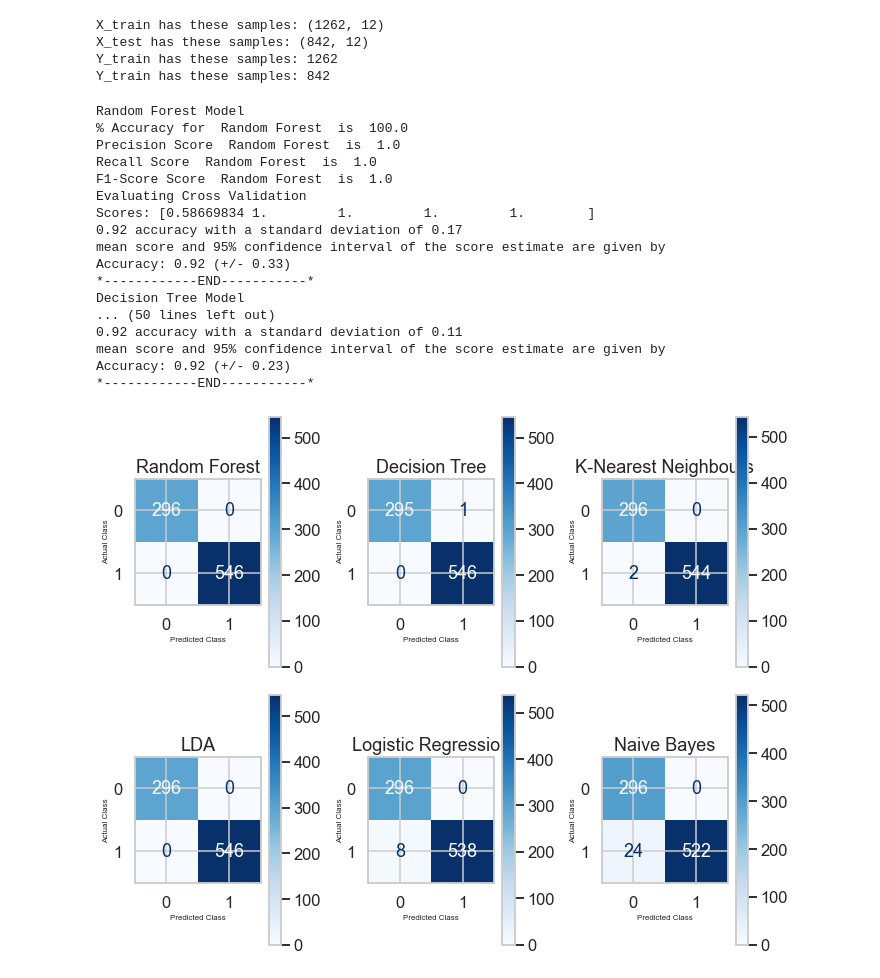
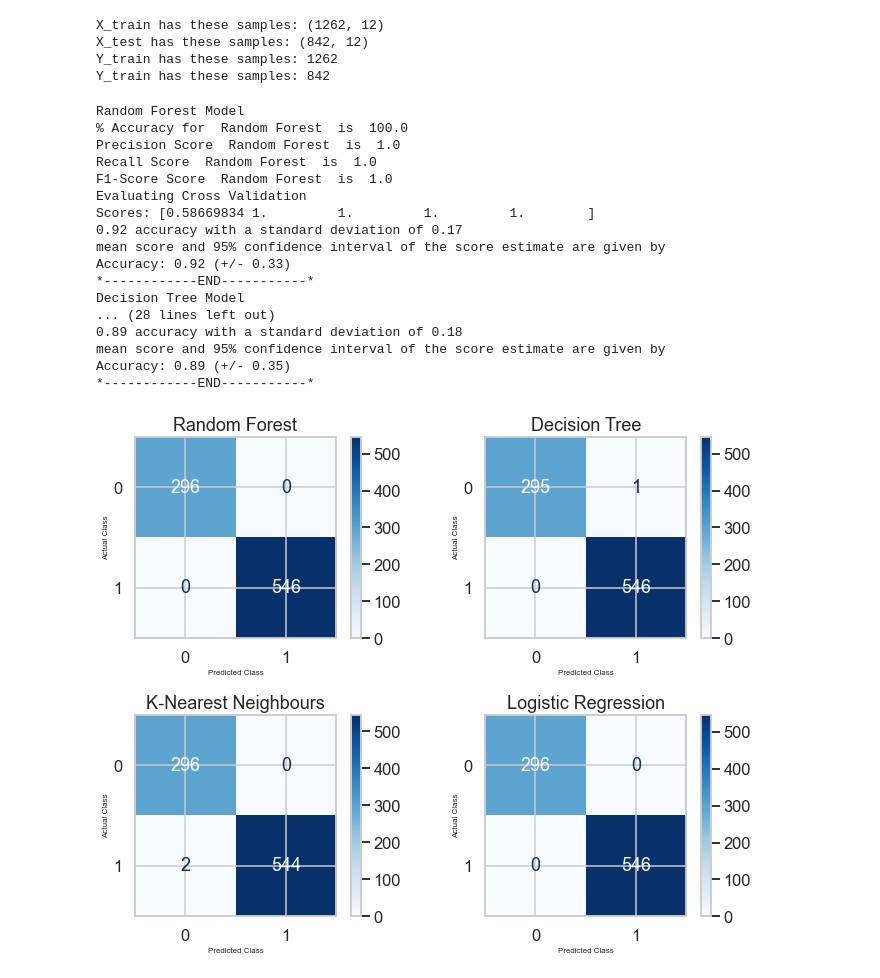
Before and after one commit to sreevathsadb/TEL-Exercise, a Jupyter notebook: EDA.ipynb, the cells around one changed output. Drawn from its saved outputs; the diff is of its cells as text; code cells hidden in the pictures.

```diff
--- a/EDA.ipynb
+++ b/EDA.ipynb
@@ -276,7 +316,7 @@ X_class = np.array(df[['ProductTemp','Pressure','TempChannel1','Field','Top', 'M
 Y_class = np.array(df[['Element']])
 
 # Transformed dataset is randomly split into 70:30 to accommodate the training and testing phases
-x_train_class, x_test_class, y_train_class, y_test_class = train_test_split(X_class,Y_class, test_size = 0.4,random_state=0)
+x_train_class, x_test_class, y_train_class, y_test_class = train_test_split(X_class,Y_class, test_size = 0.3,random_state=0)
 print("X_train has these samples:", x_train_class.shape)
 print("X_test has these samples:", x_test_class.shape)
 print("Y_train has these samples:", len(y_train_class))
@@ -287,15 +327,13 @@ X_test has these samples: (842, 12)
 Y_train has these samples: 1262
 Y_train has these samples: 842
 # %%
-classification_models = ["Random Forest","Decision Tree","K-Nearest Neighbours","LDA","Logistic Regression","Naive Bayes"]
+classification_models = ["Random Forest","Decision Tree","K-Nearest Neighbours","Logistic Regression"]
 
 classifiers = [
     RandomForestClassifier(n_estimators=200, criterion='gini', min_samples_split=5, min_samples_leaf=2, max_features='auto', bootstrap=True, n_jobs=-1, random_state=42),
     DecisionTreeClassifier(random_state=42),
     KNeighborsClassifier(weights='distance'),
-    LogisticRegression(),
-    LinearDiscriminantAnalysis(n_components=1),
-    GaussianNB()
+    LogisticRegression()
     ]
 
 
@@ -327,21 +365,21 @@ mean score and 95% confidence interval of the score estimate are given by
 Accuracy: 0.92 (+/- 0.33)
 *------------END-----------*
 Decision Tree Model
-... (50 lines left out)
-0.92 accuracy with a standard deviation of 0.11
+... (28 lines left out)
+0.89 accuracy with a standard deviation of 0.18
 mean score and 95% confidence interval of the score estimate are given by
-Accuracy: 0.92 (+/- 0.23)
+Accuracy: 0.89 (+/- 0.35)
 *------------END-----------*
 # %%
 # Generating confusion matrix and visualising using heatmap
-fig, axes = plt.subplots(nrows=2, ncols=3, figsize=(10,8))
+fig, axes = plt.subplots(nrows=2, ncols=2, figsize=(10,8))
 for model, ax, name in zip(classifiers, axes.flatten(), classification_models):
     plot_confusion_matrix(model, x_test_class, y_test_class, ax=ax, values_format=None, cmap='Blues', include_values=True)
     ax.title.set_text(name)
     ax.set_xlabel('Predicted Class', fontsize=8)
     ax.set_ylabel('Actual Class', fontsize=8)
 
 plt.tight_layout()
 plt.show()
 # %% [output]
-[figure, old version]
+[figure, new version]
```
Also changed, not shown: parts of 33 cells of this notebook.
